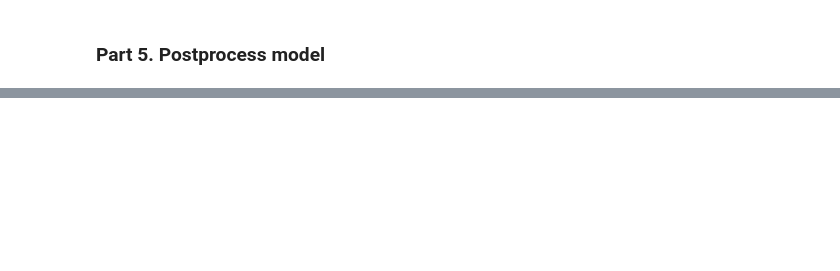
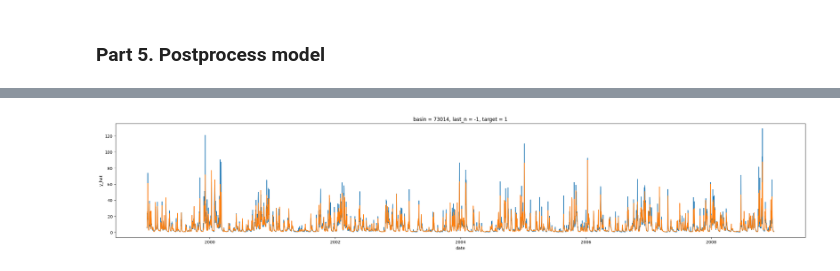
Before and after one commit to manuel-alvarez-chaves/project-hybrid-models, a Jupyter notebook: run_Hybrid.ipynb, the cells around one changed output, grey strips where cells are left out. Saved outputs shown, nothing was run; the diff lists cells and outputs as text; code cells hidden in the pictures; blank space fills up the shorter version.

```diff
--- a/run_Hybrid.ipynb
+++ b/run_Hybrid.ipynb
@@ -20,8 +20,8 @@ from utilities.training import Trainer
 config = yaml.safe_load(open("files/hybrid_camels_gb.yml"))
 
 # Modify configuration
-config["experiment_name"] = "CAMELS-GB_Hybrid-SHM_NSE"
-config["path_save_folder"] = "results/run_Hybrid"
+config["experiment_name"] = "CAMELS-GB_Hybrid-Tower_NSE"
+config["path_save_folder"] = "results/run_Tower"
 
 # Convert into 'Config' object
 config = Config(config)
@@ -149,8 +211,3 @@ print(model.conceptual_model.parameter_type)
-# %%
-# Load model
-model.load_state_dict(
-    torch.load(config.path_save_folder / "model/model_epoch_04.pt")
-)
 # %% [markdown]
 ### Part 4. Training
 # %%
@@ -197,7 +316,9 @@ results
 # %%
 basin_id = "73014"
 
 fig, ax = plt.subplots(figsize=(30, 5))
-results.sel(basin=basin_id, last_n=365).y_obs.plot(ax=ax, label="Observed", color="tab:blue")
-results.sel(basin=basin_id, last_n=365).y_hat.plot(ax=ax, label="Predicted", color="tab:orange")
+results.sel(basin=basin_id, last_n=-1).y_obs.plot(ax=ax, label="Observed", color="tab:blue")
+results.sel(basin=basin_id, last_n=-1).y_hat.plot(ax=ax, label="Predicted", color="tab:orange")
 plt.show()
+# %% [output]
+[figure, added]
```
Also changed, not shown: parts of 7 cells of this notebook.
